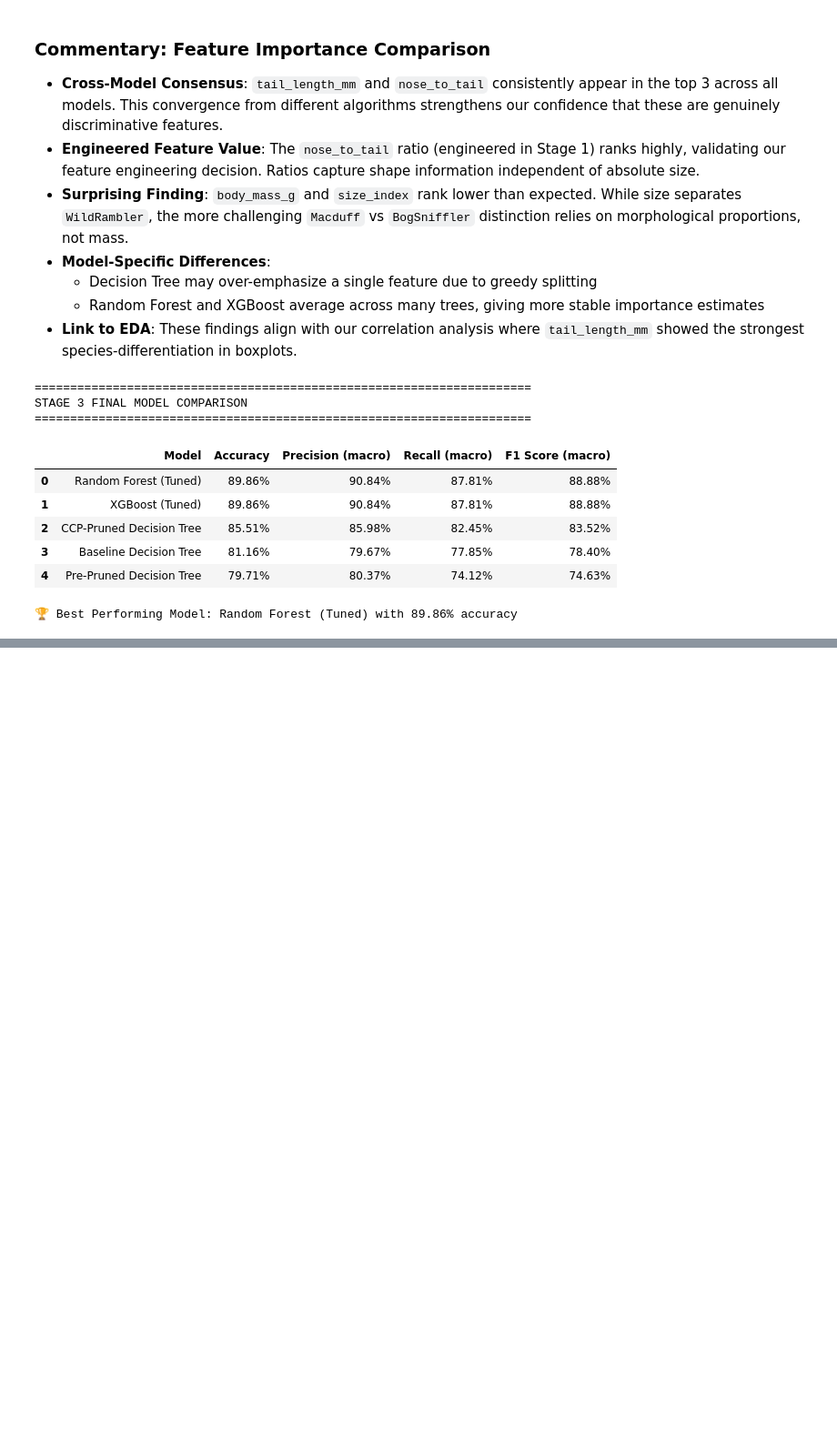
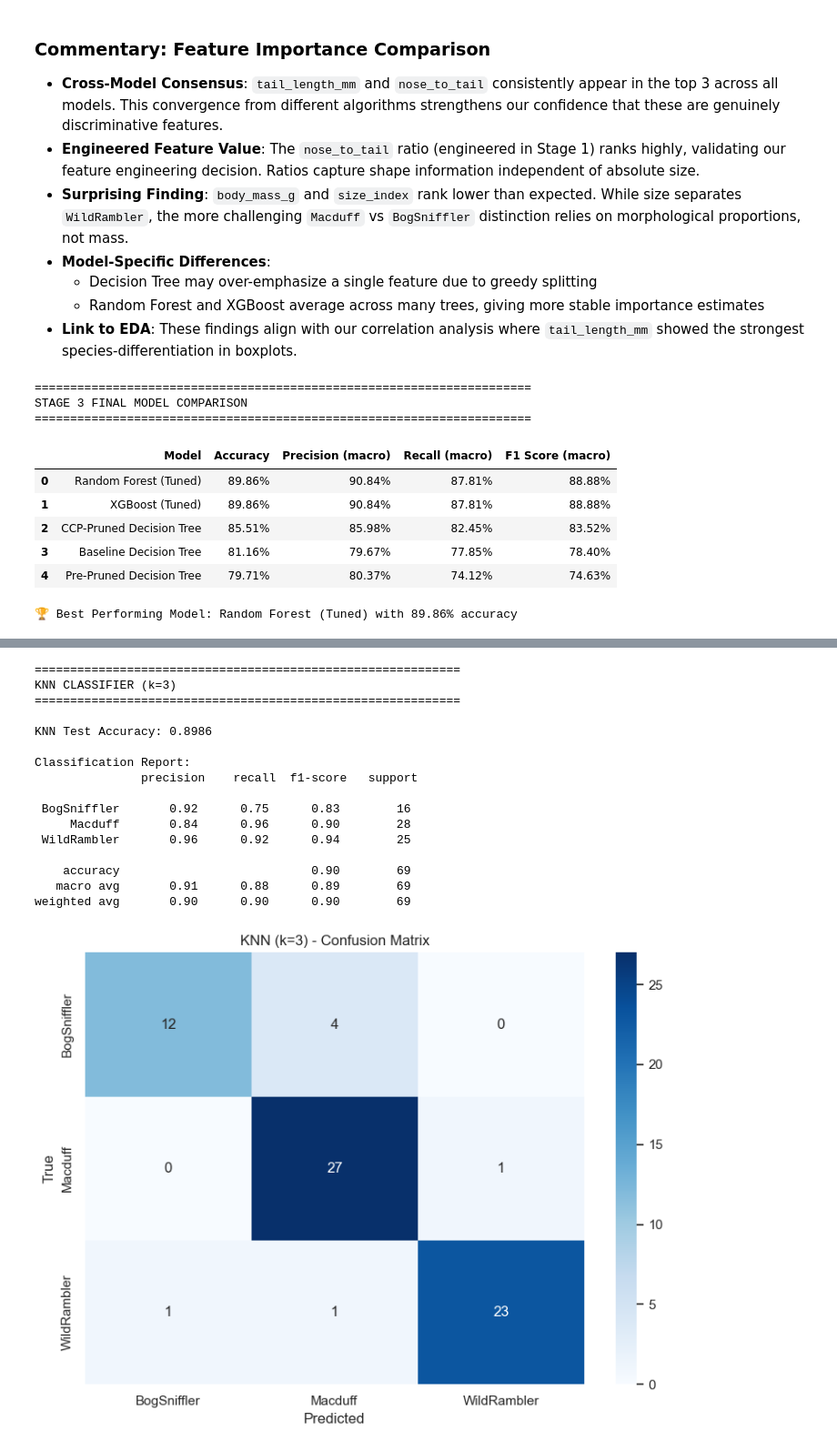
Before and after one commit to AhmedIkram05/haggis-predictive-modeling, a Jupyter notebook: ahmed-ikram.ipynb, the cells around one changed output, grey strips where cells are left out. Shown at 91% size. Saved outputs shown, nothing was run; the diff lists cells and outputs as text; code cells hidden in the pictures; blank space fills up the shorter version.

```diff
--- a/ahmed-ikram.ipynb
+++ b/ahmed-ikram.ipynb
@@ -1468,0 +1562,45 @@ STAGE 3 FINAL MODEL COMPARISON
+# %%
+# ============================================================
+# 4.1.2 KNN MODEL WITH OPTIMAL K
+# ============================================================
+print("\n" + "="*60)
+print(f"KNN CLASSIFIER (k={optimal_k})")
+print("="*60)
+
+# Train KNN with optimal k
+knn_model = KNeighborsClassifier(n_neighbors=optimal_k)
+knn_model.fit(X_train_transformed, y_train)
+y_pred_knn = knn_model.predict(X_test_transformed)
+
+# Evaluate
+print(f"\nKNN Test Accuracy: {accuracy_score(y_test, y_pred_knn):.4f}")
+print("\nClassification Report:\n", classification_report(y_test, y_pred_knn))
+
+# Confusion Matrix
+plt.figure(figsize=(8, 6))
+cm_knn = confusion_matrix(y_test, y_pred_knn)
+sns.heatmap(cm_knn, annot=True, fmt='d', cmap='Blues',
+            xticklabels=class_names, yticklabels=class_names)
+plt.title(f'KNN (k={optimal_k}) - Confusion Matrix')
+plt.xlabel('Predicted')
+plt.ylabel('True')
+plt.tight_layout()
+plt.show()
+# %% [output]
+============================================================
+KNN CLASSIFIER (k=3)
+============================================================
+
+KNN Test Accuracy: 0.8986
+
+Classification Report:
+               precision    recall  f1-score   support
+
+ BogSniffler       0.92      0.75      0.83        16
+     Macduff       0.84      0.96      0.90        28
+ WildRambler       0.96      0.92      0.94        25
+
+    accuracy                           0.90        69
+   macro avg       0.91      0.88      0.89        69
+weighted avg       0.90      0.90      0.90        69
+[figure, added]
```
Also changed, not shown: parts of 23 cells of this notebook.
